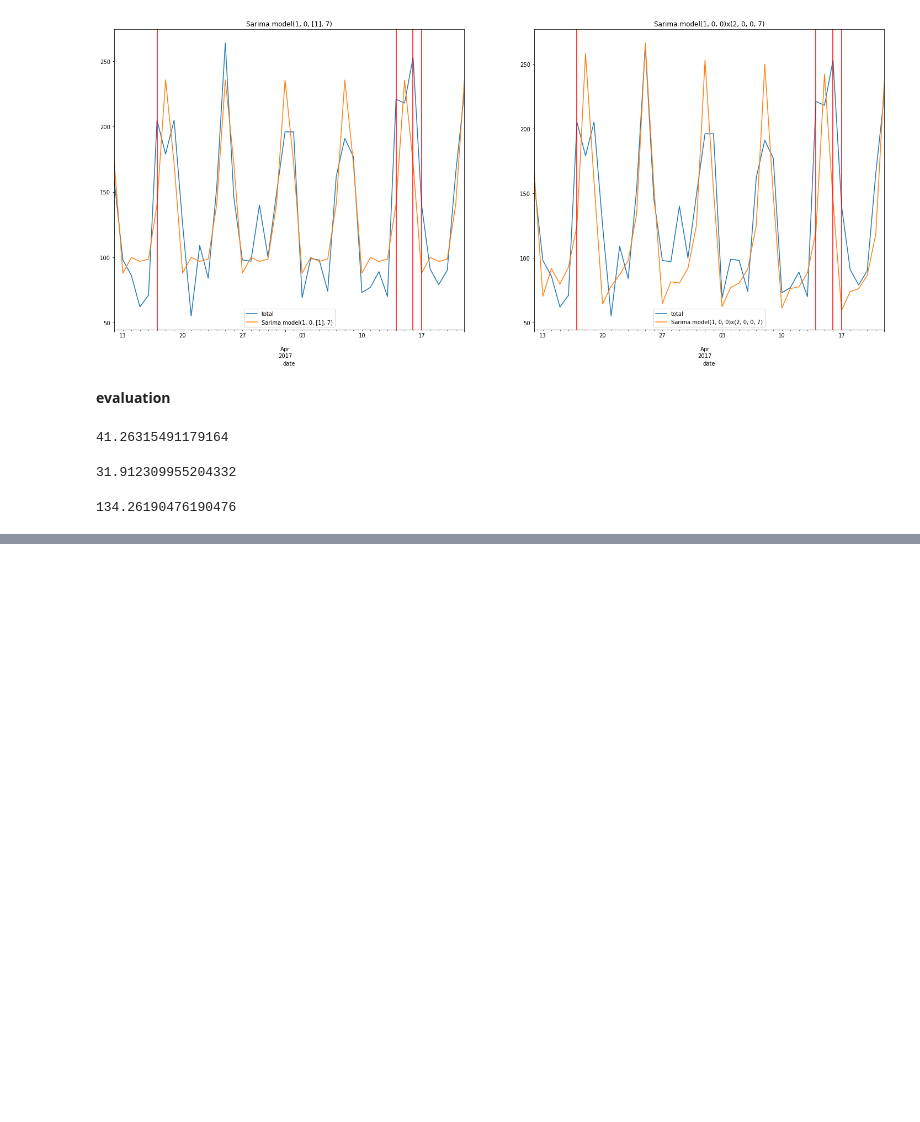
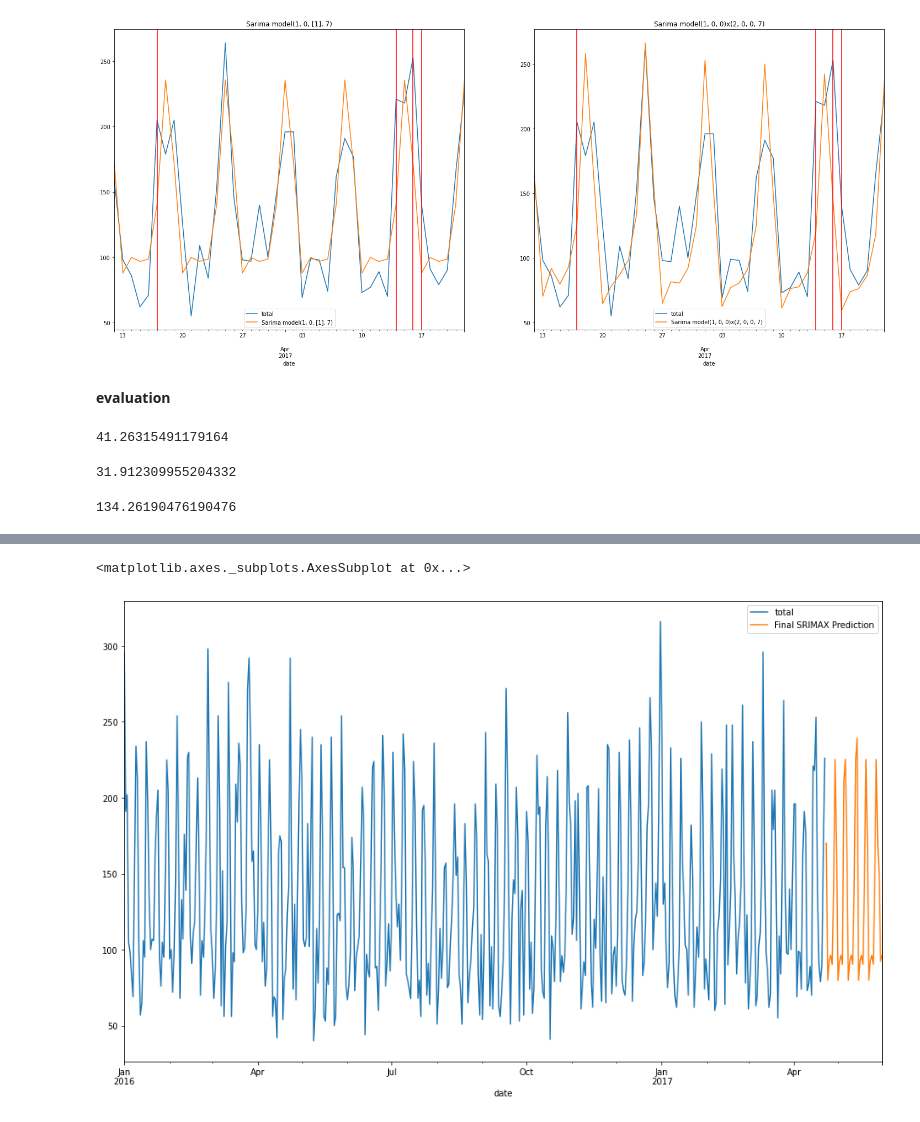
Before and after one commit to shyamjith94/TimeSeriesDataAnalysis, a Jupyter notebook: SARIMAX(SeasonalAutoregressiveIntegratedMAAnalysisExogenous(MultipleVariable)).ipynb, the cells around one changed output, grey strips where cells are left out. Drawn from its saved outputs; the diff is of its cells as text; code cells hidden in the pictures; blank space fills up the shorter version.

```diff
--- a/SARIMAX(SeasonalAutoregressiveIntegratedMAAnalysisExogenous(MultipleVariable)).ipynb
+++ b/SARIMAX(SeasonalAutoregressiveIntegratedMAAnalysisExogenous(MultipleVariable)).ipynb
@@ -296,0 +393,4 @@ test_data['total'].mean()
+# %%
+model_final = SARIMAX(data_1['total'], exog=data_1[['holiday']], order=(1,0,0), seasonal_order=(1,0,1,7), enforce_invertibility=False)
+result_final = model_final.fit()
+result_final.summary()
@@ -296,0 +428,10 @@ test_data['total'].mean()
+# %%
+exgo_forcast = data[478:][['holiday']] # no valu after 478
+
+forcast = result_final.predict(start=len(data_1), end=len(data_1)+38,exog=exgo_forcast).rename('Final SRIMAX Prediction')
+# %%
+data_1['total'].plot(figsize=(16,10), legend=True)
+forcast.plot(legend=True)
+# %% [output]
+<matplotlib.axes._subplots.AxesSubplot at 0x...>
+[figure, added]
```
Also changed, not shown: parts of 14 cells of this notebook.
